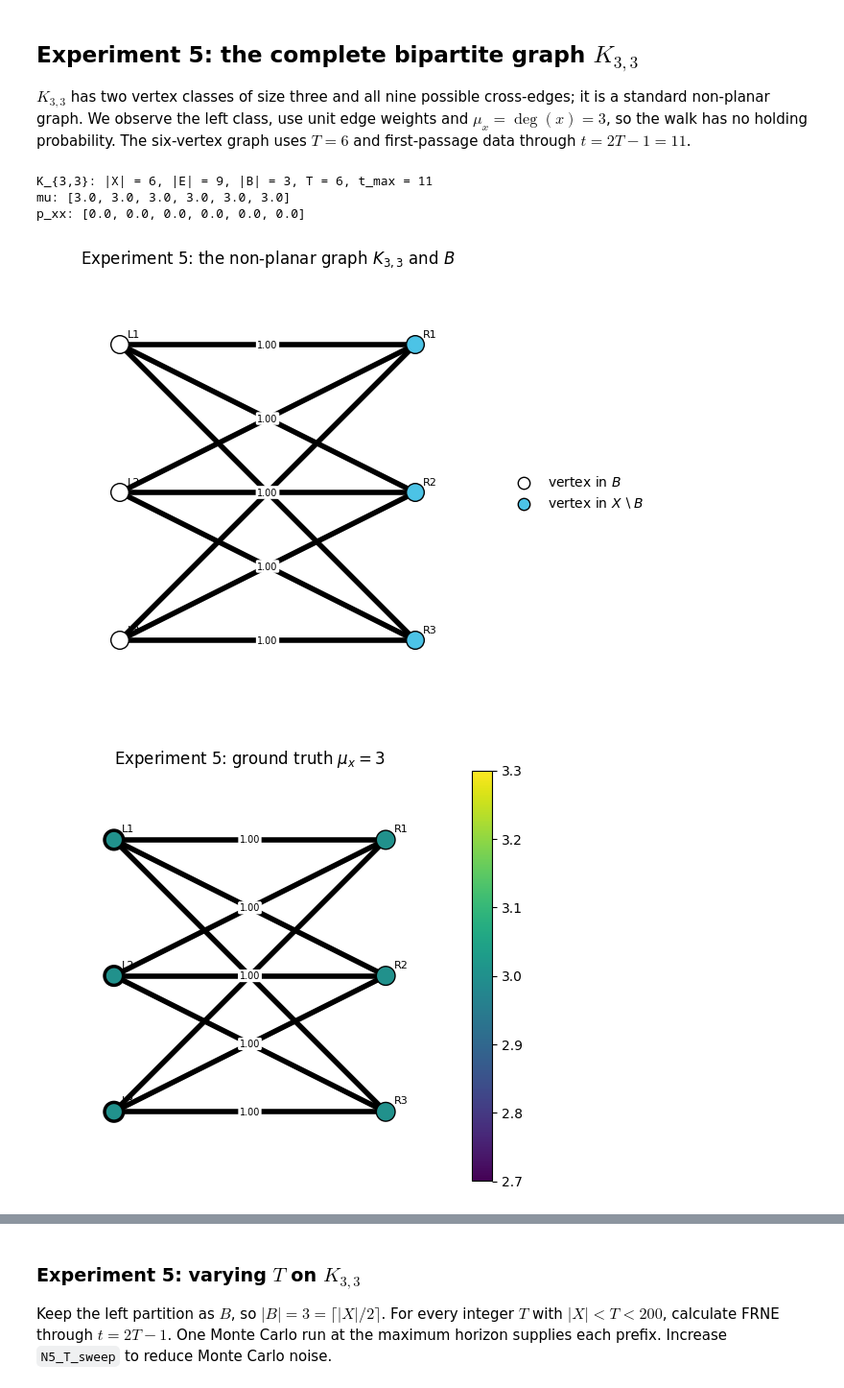
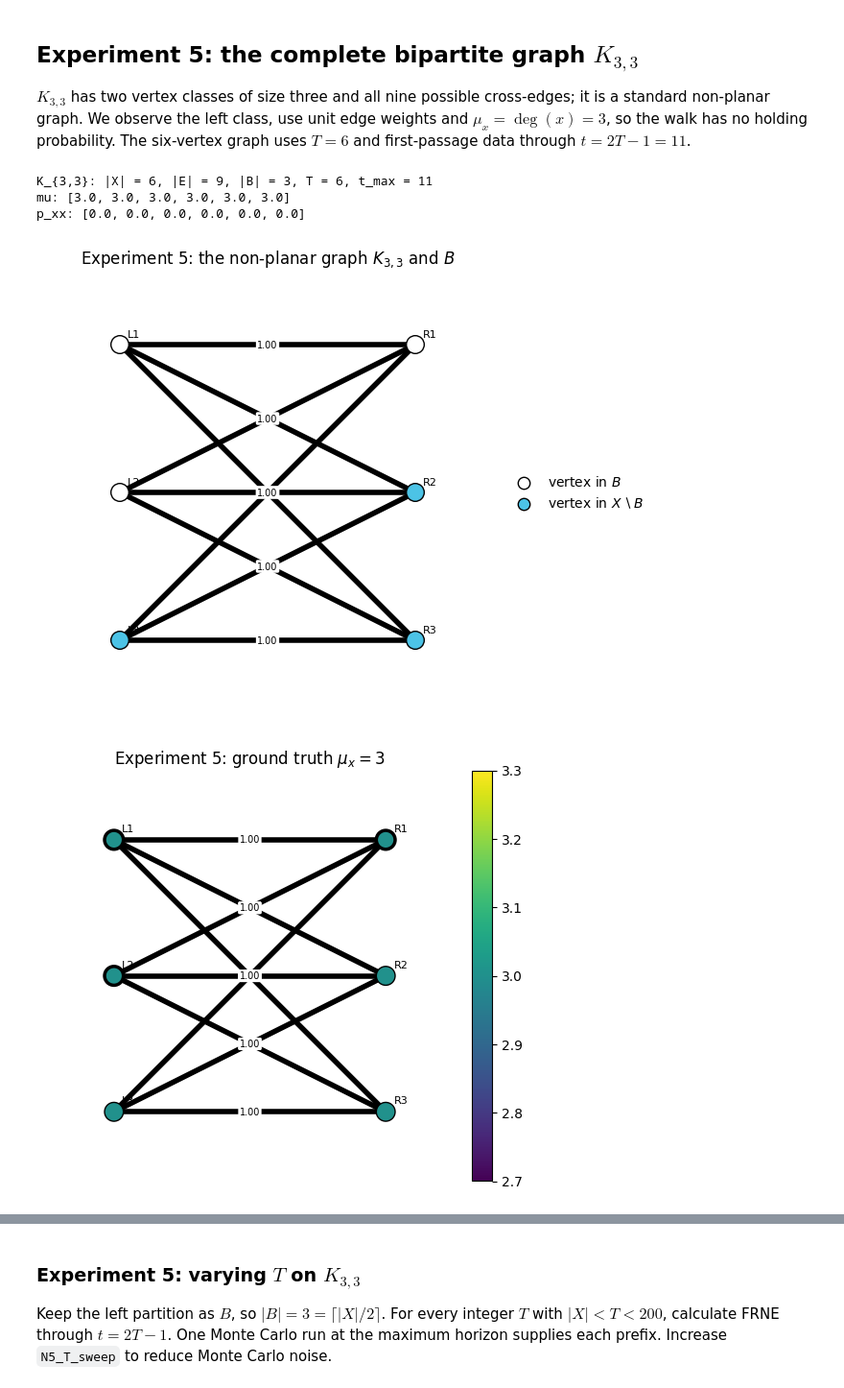
Before and after one commit to uw-math-ai/ai-inverse-lab, a Jupyter notebook: Data Simulation (Varying B, T) - Annie/New Graphs Experiment (Annie).ipynb, the cells around one changed output, grey strips where cells are left out. Shown at 96% size. Cells and saved outputs as stored; diff of their text form; code cells hidden in the pictures.

```diff
--- a/Data Simulation (Varying B, T) - Annie/New Graphs Experiment (Annie).ipynb
+++ b/Data Simulation (Varying B, T) - Annie/New Graphs Experiment (Annie).ipynb
@@ -162,35 +162,35 @@ $K_{3,3}$ has two vertex classes of size three and all nine possible cross-edges
 # %%
 from itertools import product
 
 left3 = ["L1", "L2", "L3"]
 right3 = ["R1", "R2", "R3"]
 vertices5 = left3 + right3
 edges5 = list(product(left3, right3))
-B5_labels = left3.copy()
+B5_labels = ["L1", "L2", "R1"]
 positions5 = {
     "L1": (-1, 1), "L2": (-1, 0), "L3": (-1, -1),
     "R1": (1, 1), "R2": (1, 0), "R3": (1, -1),
 }
 G5 = Graph(vertices5, edges5, B5_labels, w=1.0, mu="deg")
 W5, mu5, B5 = G5.W, G5.mu, G5.B
 P5 = G5.transition_matrix()
 T5 = G5.n
 t_max5 = 2 * T5 - 1
 print(f"K_{{3,3}}: |X| = {G5.n}, |E| = {len(G5.edges)}, "
       f"|B| = {len(B5)}, T = {T5}, t_max = {t_max5}")
 print("mu:", mu5.tolist())
 print("p_xx:", torch.diagonal(P5).tolist())
 
 plot_general_graph(G5, title="Experiment 5: the non-planar graph $K_{3,3}$ and $B$",
                   positions=positions5)
 plot_general_graph(G5, values=mu5, title=r"Experiment 5: ground truth $\mu_x=3$",
                   positions=positions5)
 plt.show()
 # %% [output]
 K_{3,3}: |X| = 6, |E| = 9, |B| = 3, T = 6, t_max = 11
 mu: [3.0, 3.0, 3.0, 3.0, 3.0, 3.0]
 p_xx: [0.0, 0.0, 0.0, 0.0, 0.0, 0.0]
-[figure, old version]
+[figure, new version]
 [figure]
 # %%
 N5 = 10**5
```
Also changed, not shown: parts of 5 cells of this notebook, 1 other file.
